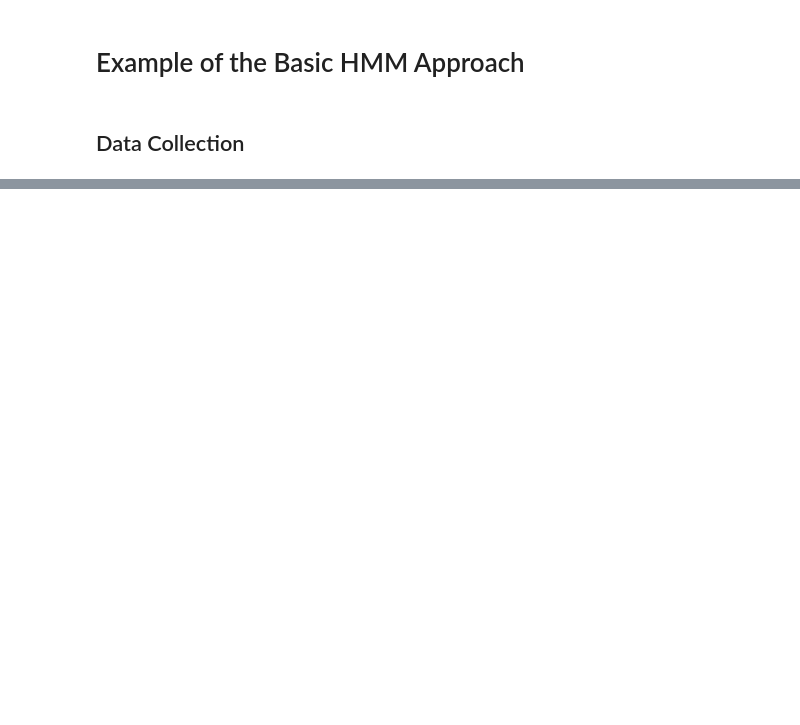
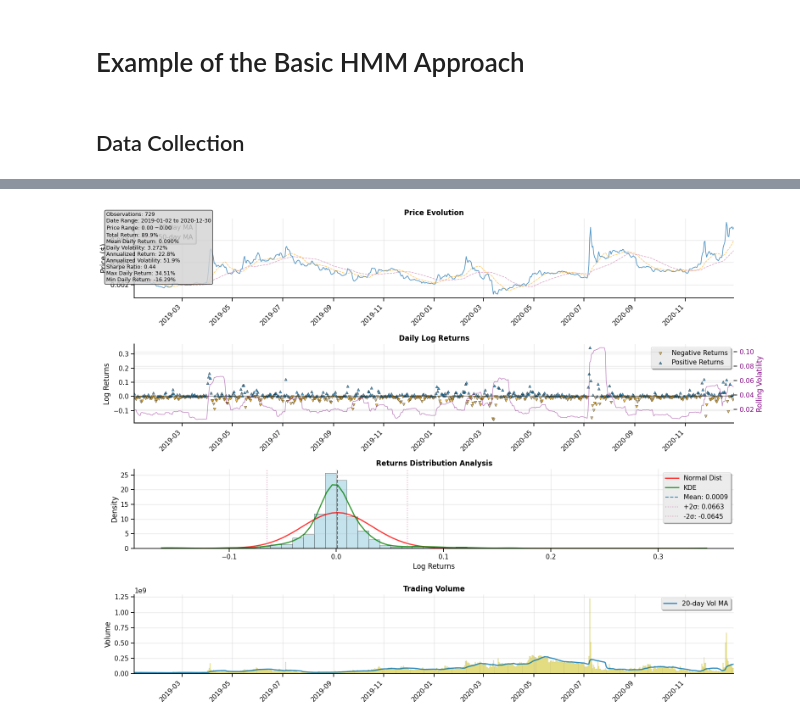
Before and after one commit to hidden-regime/hidden-regime, a Jupyter notebook: notebooks/StateStandarization.ipynb, the cells around one changed output, grey strips where cells are left out. Cells and saved outputs as stored; diff of their text form; code cells hidden in the pictures; blank space fills up the shorter version.

```diff
--- a/notebooks/StateStandarization.ipynb
+++ b/notebooks/StateStandarization.ipynb
@@ -316,0 +25,25 @@ State: Bear(1)
+# %%
+TICKER = 'DOGE-USD'
+NUM_STATES = 5
+REGIME_TYPE = f'{NUM_STATES}_state'
+START_DATE = '2020-01-01'
+END_DATE = '2020-12-31'
+FUTURE_DATE = '2021-02-01'
+RANDOM_SEED = 4242
+DATE_FMT = '%Y-%m-%d'
+# %%
+config = DataConfig(cache_enabled=True, include_volume=True)
+loader = DataLoader(config=config)
+# %%
+end_date =  datetime.strptime(END_DATE, DATE_FMT)
+start_date = end_date - timedelta(days=730)  # 2 years of data
+
+data = loader.load_stock_data(
+    ticker=TICKER,
+    start_date=start_date,
+    end_date=end_date
+)
+# %%
+fig = loader.plot(data, plot_type='all', figsize=(16, 12))
+# %% [output]
+[figure, added]
```
Also changed, not shown: parts of 40 cells of this notebook, 3 other files.
